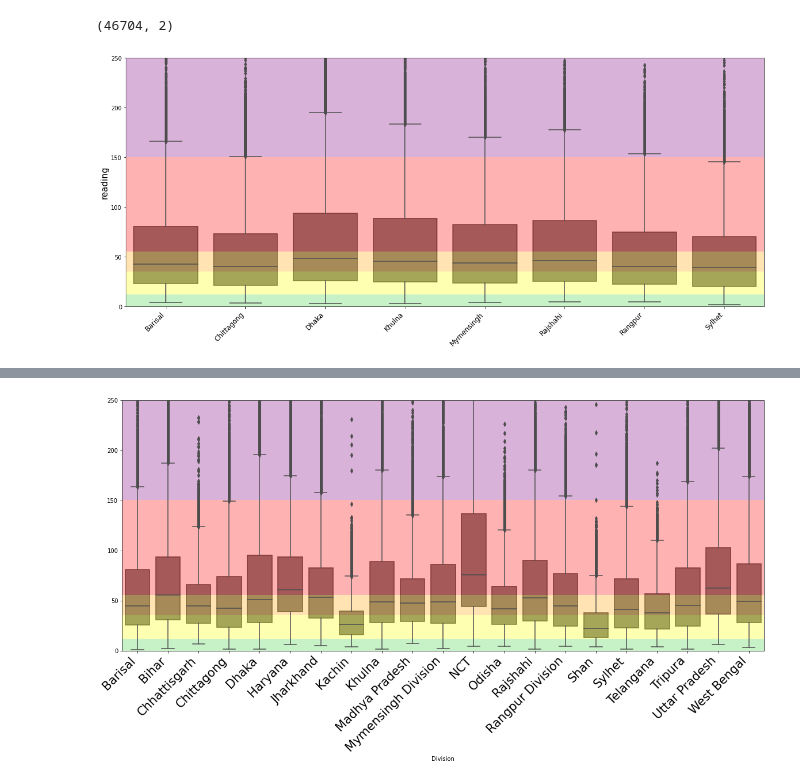
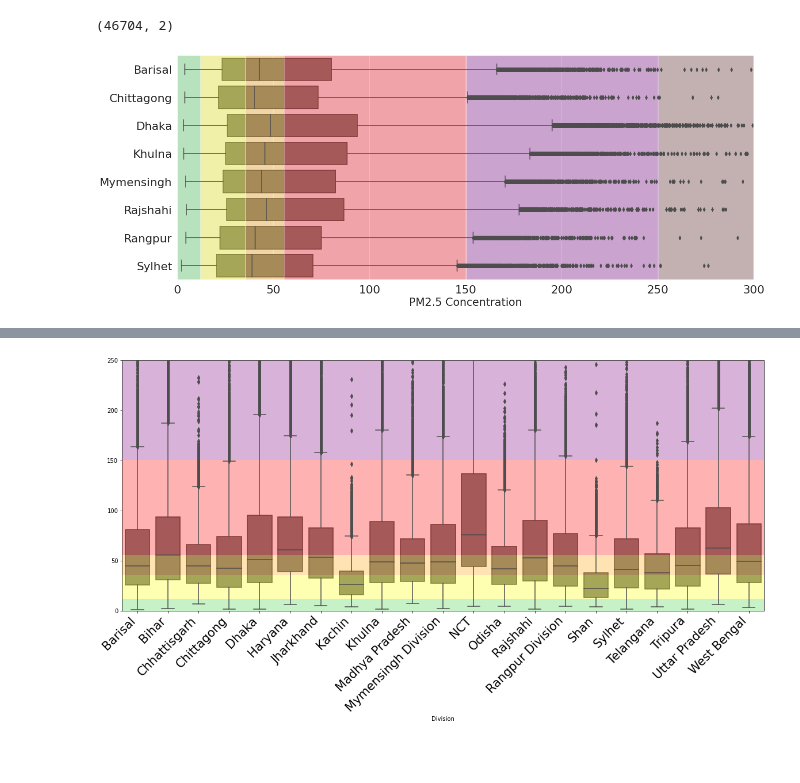
Before and after one commit to asifzmn/Air_Quality_Analysis, a Jupyter notebook: exploration/EDA_time_series.ipynb, the cells around one changed output, grey strips where cells are left out. Saved outputs shown, nothing was run; the diff lists cells and outputs as text; code cells hidden in the pictures; blank space fills up the shorter version.

```diff
--- a/exploration/EDA_time_series.ipynb
+++ b/exploration/EDA_time_series.ipynb
@@ -85,18 +85,20 @@ country_series.shape
 # %%
 # from exploration import box_plot_series
 import matplotlib.pyplot as plt
 color_scale, category_name, aq_scale = get_category_info()
 
 def box_plot_series(df):
+    sns.set(font_scale = 2)
     plt.figure(figsize=(20, 8))
-    ax = sns.boxplot(data=df, color="grey")
-    for i, c in enumerate(color_scale): ax.axhspan(aq_scale[i], aq_scale[i + 1], facecolor=c, alpha=0.3)
-    ax.set_xticklabels(ax.get_xticklabels(), rotation=45, ha="right", size=12)
-    # ax.set_yticklabels(ax.get_yticklabels(), size=21)
-    ax.set_ylabel('reading', fontsize=15)
-    ax.set(ylim=(0, 250))
+    ax = sns.boxplot(data=df, color="grey", orient="h")
+    for i, c in enumerate(color_scale): ax.axvspan(aq_scale[i], aq_scale[i + 1], facecolor=c, alpha=0.3)
+    # ax.set_xticklabels(ax.get_xticklabels(), rotation=45, ha="right", size=12)
+    # ax.set_yticklabels(ax.get_yticklabels(), size=15)
+    ax.set_xlabel('PM2.5 Concentration', fontsize=21)
+    ax.set_xlabel('Division', fontsize=21)
+    ax.set(xlim=(0, 300))
     plt.show()
 
 box_plot_series(region_series)
 # %% [output]
-[figure, old version]
+[figure, new version]
```
Also changed, not shown: parts of 4 cells of this notebook, 9 other files.
